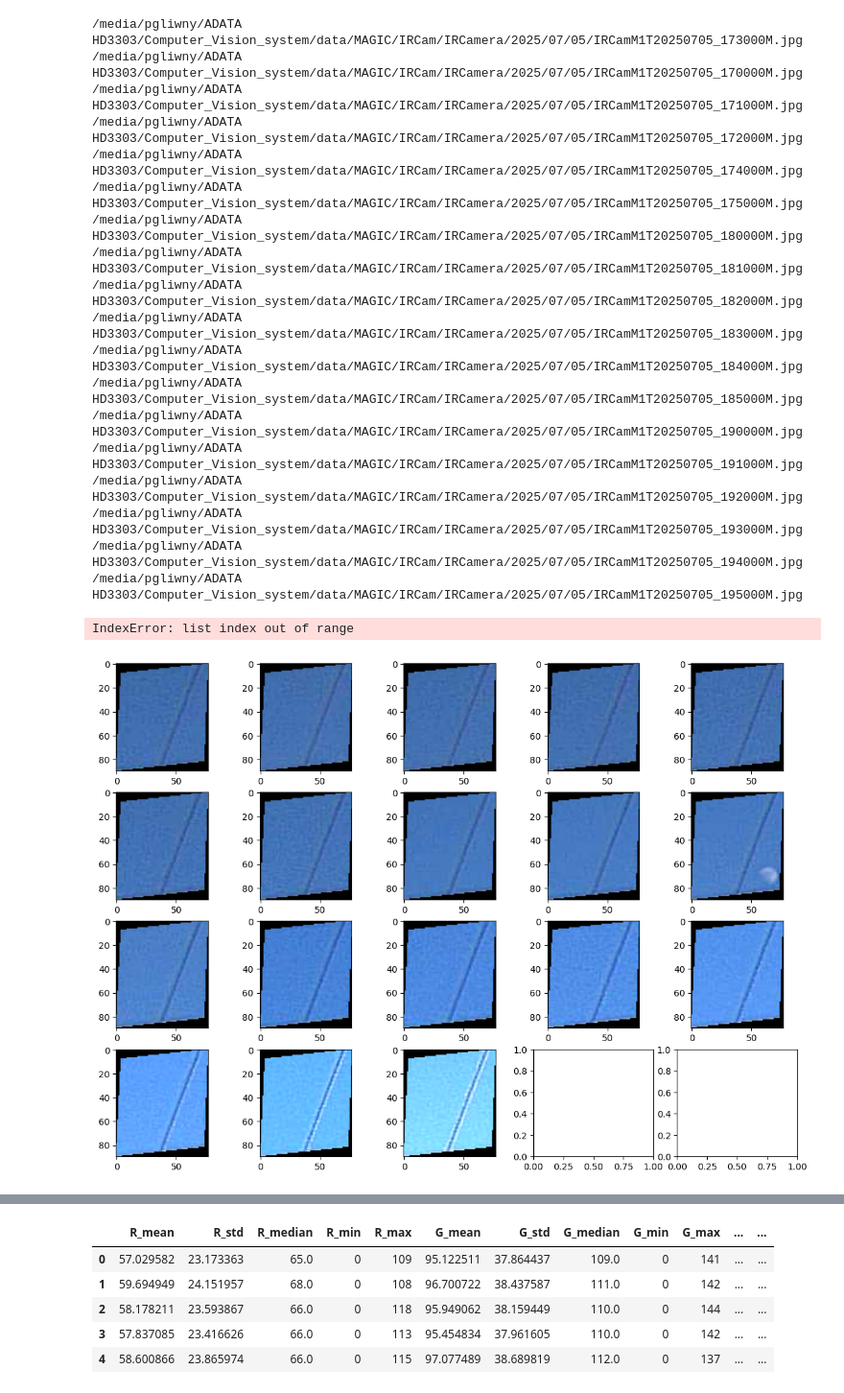
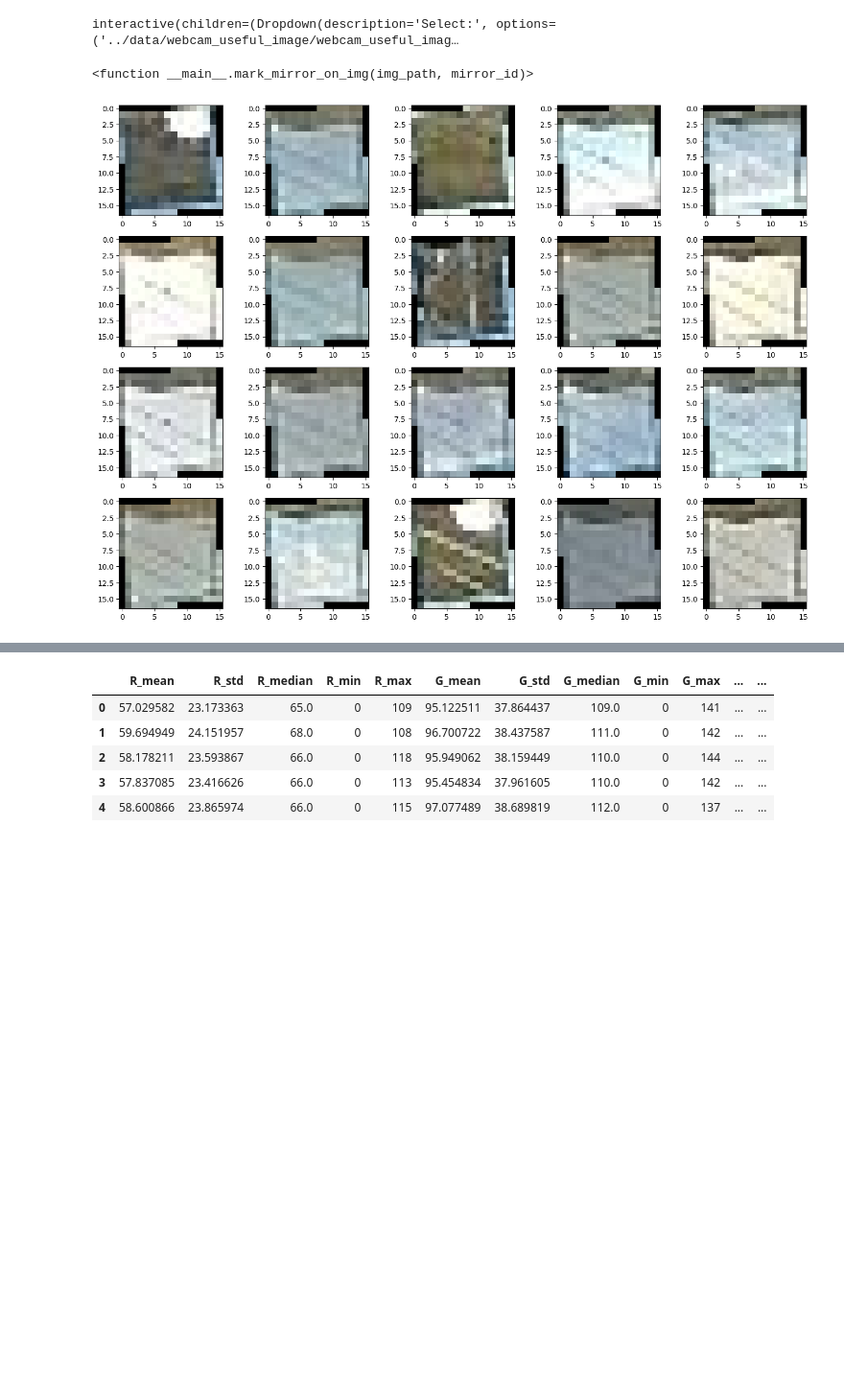
Before and after one commit to pawel21/Computer_vision_for_MAGIC, a Jupyter notebook: notebooks/extract_mirror_and_features.ipynb, the cells around one changed output, grey strips where cells are left out. Shown at 96% size. Drawn from its saved outputs; the diff is of its cells as text; code cells hidden in the pictures; blank space fills up the shorter version.

```diff
--- a/notebooks/extract_mirror_and_features.ipynb
+++ b/notebooks/extract_mirror_and_features.ipynb
@@ -40,7 +70,7 @@ def show_image(image_path):
 # %%
-img_path = "../../data/webcam_useful_image/webcam_useful_images/image_2023-01-01_1200.jpg"
+img_path = "../data/webcam_useful_image/webcam_useful_images/image_2023-01-01_1200.jpg"
 img_path_adata = "/media/pgliwny/ADATA HD3303/Computer_Vision_system/data/MAGIC/IRCam/IRCamera/2025/08/15/IRCamM1T20250815_095000M.jpg"
-img = np.array(Image.open(img_path_adata).convert('RGB'))
+img = np.array(Image.open(img_path).convert('RGB'))
 plt.imshow(img)
 # %% [output]
 <matplotlib.image.AxesImage at 0x...>
@@ -48,3 +92,8 @@ plt.imshow(img)
+# %%
+# Initialize
+extractor = MirrorExtractor(
+    "../data/crossings_points.pkl"
+)
 # %%
 x_coords, y_coords = extractor.get_coords(235)
 
@@ -67,6 +121,6 @@ def extract_one_mirror_from_images(img_path_list, mirror_id, extractor):
     return mirror_list
 # %%
 img_list = glob.glob("../data/webcam_useful_image/webcam_useful_images/*.jpg")
-img_list = glob.glob("/media/pgliwny/ADATA HD3303/Computer_Vision_system/data/MAGIC/IRCam/IRCamera/2025/07/05/IRCamM1T*1[7-9]*.jpg")
-img_list[:]
+# img_list = glob.glob("/media/pgliwny/ADATA HD3303/Computer_Vision_system/data/MAGIC/IRCam/IRCamera/2025/07/05/IRCamM1T*1[7-9]*.jpg")
+img_list[:10]
 # %% [output]
@@ -102,34 +148,33 @@ interactive(children=(Dropdown(description='Select:', options=('/media/pgliwny/A
 <function __main__.show_image(image_path)>
+# %%
+# Create interactive dropdown
+interact(
+    mark_mirror_on_img,
+    img_path=Dropdown(
+        options=img_list[:],
+        description='Select:'
+    ),
+    mirror_id=IntText(
+        value=12,
+        min=0,
+        max=290,
+        description="Mirror id"
+    )
+)
+# %% [output]
+interactive(children=(Dropdown(description='Select:', options=('../data/webcam_useful_image/webcam_useful_imag…
+<function __main__.mark_mirror_on_img(img_path, mirror_id)>
 # %%
-extractor = MirrorExtractor("/media/pgliwny/ADATA HD3303/Computer_Vision_system/data/crossings_points_IRCamM1T20250702_161000M.pkl")
-# extractor = MirrorExtractor("../data/crossings_points.pkl")
+#extractor = MirrorExtractor("/media/pgliwny/ADATA HD3303/Computer_Vision_system/data/crossings_points_IRCamM1T20250702_161000M.pkl")
+extractor = MirrorExtractor("../data/crossings_points.pkl")
 
-mirror_list = extract_one_mirror_from_images(img_list[:], 35, extractor)
+mirror_list = extract_one_mirror_from_images(img_list[:], 172, extractor)
 
 fig, ax = plt.subplots(4, 5, figsize=(14, 10))
 axes = ax.flatten()
 for i in range(20):
     axes[i].imshow(mirror_list[i])
 
 plt.tight_layout()
 # %% [output]
-/media/pgliwny/ADATA HD3303/Computer_Vision_system/data/MAGIC/IRCam/IRCamera/2025/07/05/IRCamM1T20250705_173000M.jpg
-/media/pgliwny/ADATA HD3303/Computer_Vision_system/data/MAGIC/IRCam/IRCamera/2025/07/05/IRCamM1T20250705_170000M.jpg
-/media/pgliwny/ADATA HD3303/Computer_Vision_system/data/MAGIC/IRCam/IRCamera/2025/07/05/IRCamM1T20250705_171000M.jpg
-/media/pgliwny/ADATA HD3303/Computer_Vision_system/data/MAGIC/IRCam/IRCamera/2025/07/05/IRCamM1T20250705_172000M.jpg
-/media/pgliwny/ADATA HD3303/Computer_Vision_system/data/MAGIC/IRCam/IRCamera/2025/07/05/IRCamM1T20250705_174000M.jpg
-/media/pgliwny/ADATA HD3303/Computer_Vision_system/data/MAGIC/IRCam/IRCamera/2025/07/05/IRCamM1T20250705_175000M.jpg
-/media/pgliwny/ADATA HD3303/Computer_Vision_system/data/MAGIC/IRCam/IRCamera/2025/07/05/IRCamM1T20250705_180000M.jpg
-/media/pgliwny/ADATA HD3303/Computer_Vision_system/data/MAGIC/IRCam/IRCamera/2025/07/05/IRCamM1T20250705_181000M.jpg
-/media/pgliwny/ADATA HD3303/Computer_Vision_system/data/MAGIC/IRCam/IRCamera/2025/07/05/IRCamM1T20250705_182000M.jpg
-/media/pgliwny/ADATA HD3303/Computer_Vision_system/data/MAGIC/IRCam/IRCamera/2025/07/05/IRCamM1T20250705_183000M.jpg
-/media/pgliwny/ADATA HD3303/Computer_Vision_system/data/MAGIC/IRCam/IRCamera/2025/07/05/IRCamM1T20250705_184000M.jpg
-/media/pgliwny/ADATA HD3303/Computer_Vision_system/data/MAGIC/IRCam/IRCamera/2025/07/05/IRCamM1T20250705_185000M.jpg
-/media/pgliwny/ADATA HD3303/Computer_Vision_system/data/MAGIC/IRCam/IRCamera/2025/07/05/IRCamM1T20250705_190000M.jpg
-/media/pgliwny/ADATA HD3303/Computer_Vision_system/data/MAGIC/IRCam/IRCamera/2025/07/05/IRCamM1T20250705_191000M.jpg
-/media/pgliwny/ADATA HD3303/Computer_Vision_system/data/MAGIC/IRCam/IRCamera/2025/07/05/IRCamM1T20250705_192000M.jpg
-/media/pgliwny/ADATA HD3303/Computer_Vision_system/data/MAGIC/IRCam/IRCamera/2025/07/05/IRCamM1T20250705_193000M.jpg
-/media/pgliwny/ADATA HD3303/Computer_Vision_system/data/MAGIC/IRCam/IRCamera/2025/07/05/IRCamM1T20250705_194000M.jpg
-/media/pgliwny/ADATA HD3303/Computer_Vision_system/data/MAGIC/IRCam/IRCamera/2025/07/05/IRCamM1T20250705_195000M.jpg
-IndexError: list index out of range
-[figure, old version]
+[figure, new version]
```
Also changed, not shown: parts of 20 cells of this notebook, 5 other files.
